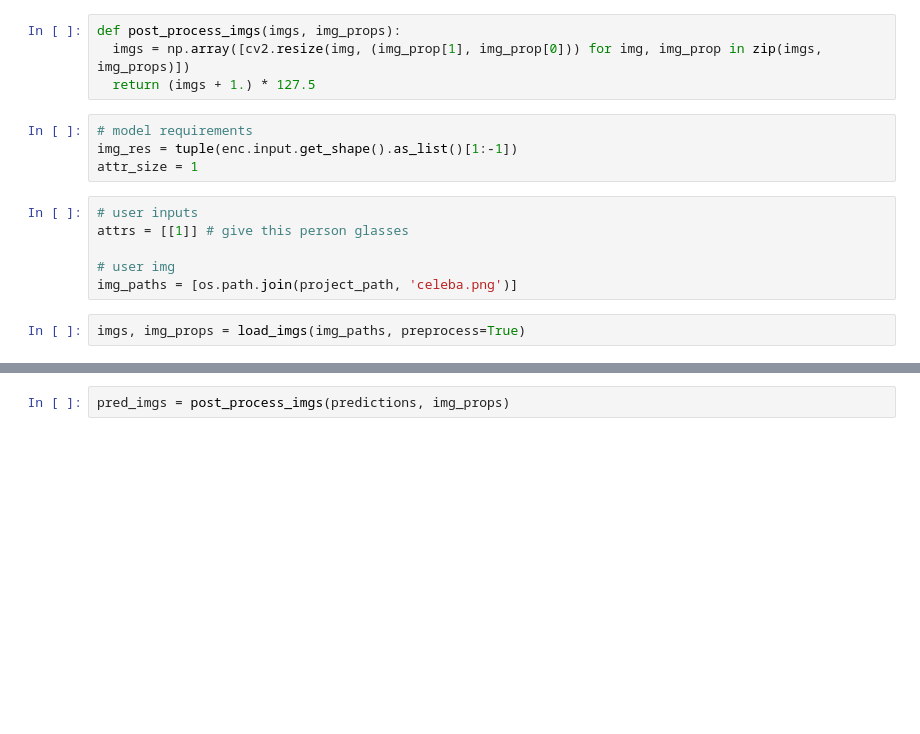
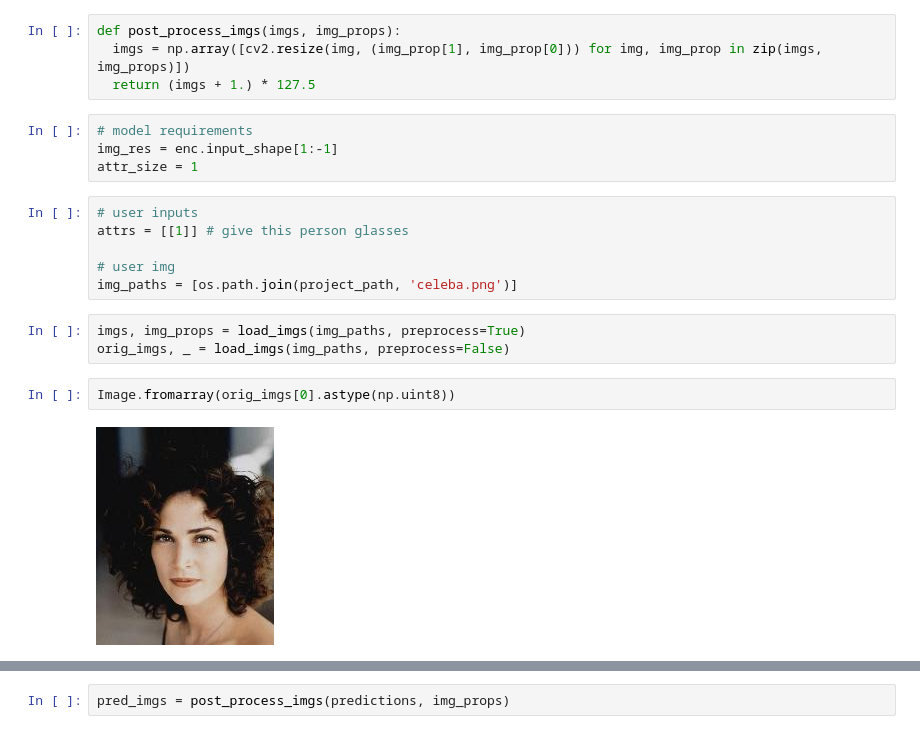
Before and after one commit to GarlandZhang/hairy_gan, a Jupyter notebook: api_rnd.ipynb, the cells around one changed output, grey strips where cells are left out. Saved outputs shown, nothing was run; the diff lists cells and outputs as text; blank space fills up the shorter version.

```diff
--- a/api_rnd.ipynb
+++ b/api_rnd.ipynb
@@ -216,7 +214,7 @@ def post_process_imgs(imgs, img_props):
   return (imgs + 1.) * 127.5
 # %%
 # model requirements
-img_res = tuple(enc.input.get_shape().as_list()[1:-1])
+img_res = enc.input_shape[1:-1]
 attr_size = 1
 # %%
 # user inputs
@@ -226,5 +224,10 @@ attrs = [[1]] # give this person glasses
 img_paths = [os.path.join(project_path, 'celeba.png')]
 # %%
 imgs, img_props = load_imgs(img_paths, preprocess=True)
+orig_imgs, _ = load_imgs(img_paths, preprocess=False)
+# %%
+Image.fromarray(orig_imgs[0].astype(np.uint8))
+# %% [output]
+[figure, added]
 # %%
 predictions = get_predictions(imgs, attrs)
```
Also changed, not shown: parts of 6 cells of this notebook.
